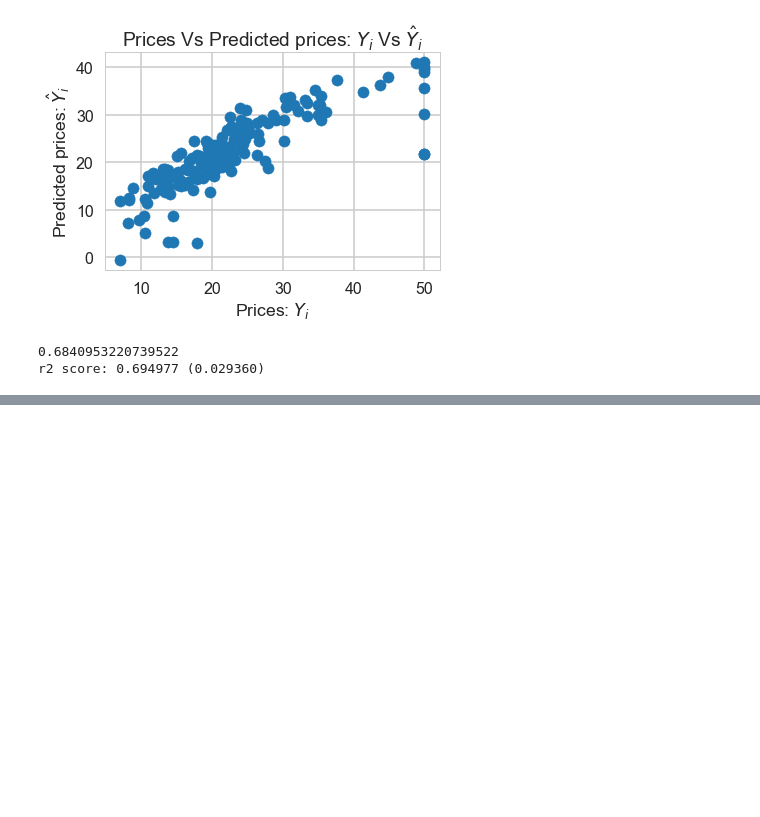
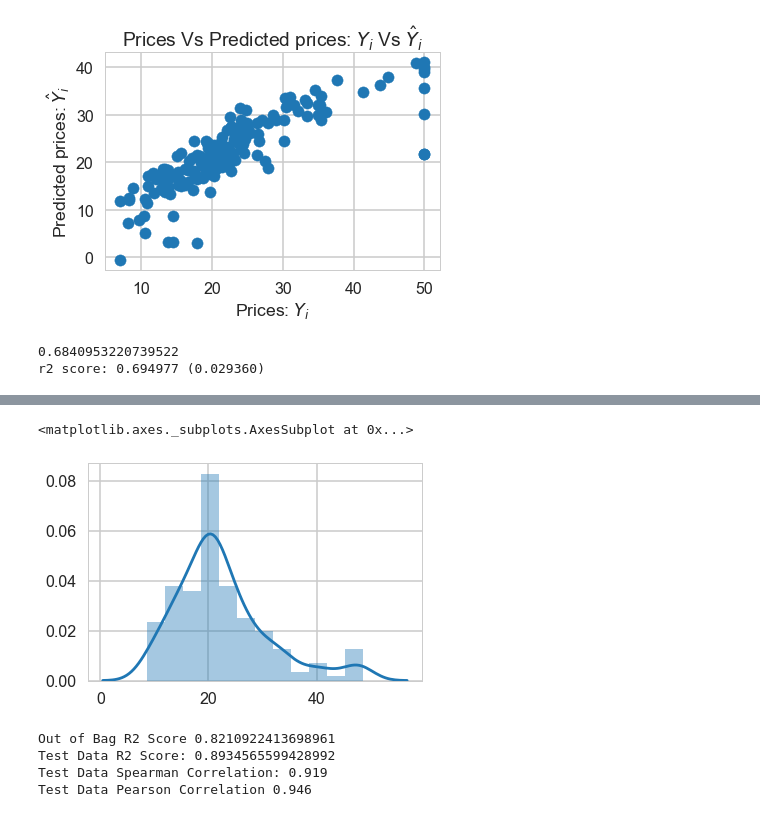
Before and after one commit to saheelahmed2/Boston-Housing-EDA, a Jupyter notebook: Boston Housing.ipynb, the cells around one changed output, grey strips where cells are left out. Saved outputs shown, nothing was run; the diff lists cells and outputs as text; code cells hidden in the pictures; blank space fills up the shorter version.

```diff
--- a/Boston Housing.ipynb
+++ b/Boston Housing.ipynb
@@ -447,0 +478,21 @@ r2 score: 0.694977 (0.029360)
+# %%
+sns.distplot(Y_pred)
+# %% [output]
+<matplotlib.axes._subplots.AxesSubplot at 0x...>
+[figure, added]
+# %%
+from sklearn.metrics import r2_score
+from scipy.stats import spearmanr, pearsonr
+
+test_score = r2_score(Y_test , Y_pred)
+spearman = spearmanr(Y_test, Y_pred)
+pearson = pearsonr(Y_test, Y_pred)
+print("Out of Bag R2 Score" , rf.oob_score_)
+print("Test Data R2 Score:" , test_score)
+print("Test Data Spearman Correlation:" ,  round(spearman[0], 3))
+print("Test Data Pearson Correlation" , round(pearson[0],3))
+# %% [output]
+Out of Bag R2 Score 0.8210922413698961
+Test Data R2 Score: 0.8934565599428992
+Test Data Spearman Correlation: 0.919
+Test Data Pearson Correlation 0.946
```
Also changed, not shown: parts of 9 cells of this notebook.
